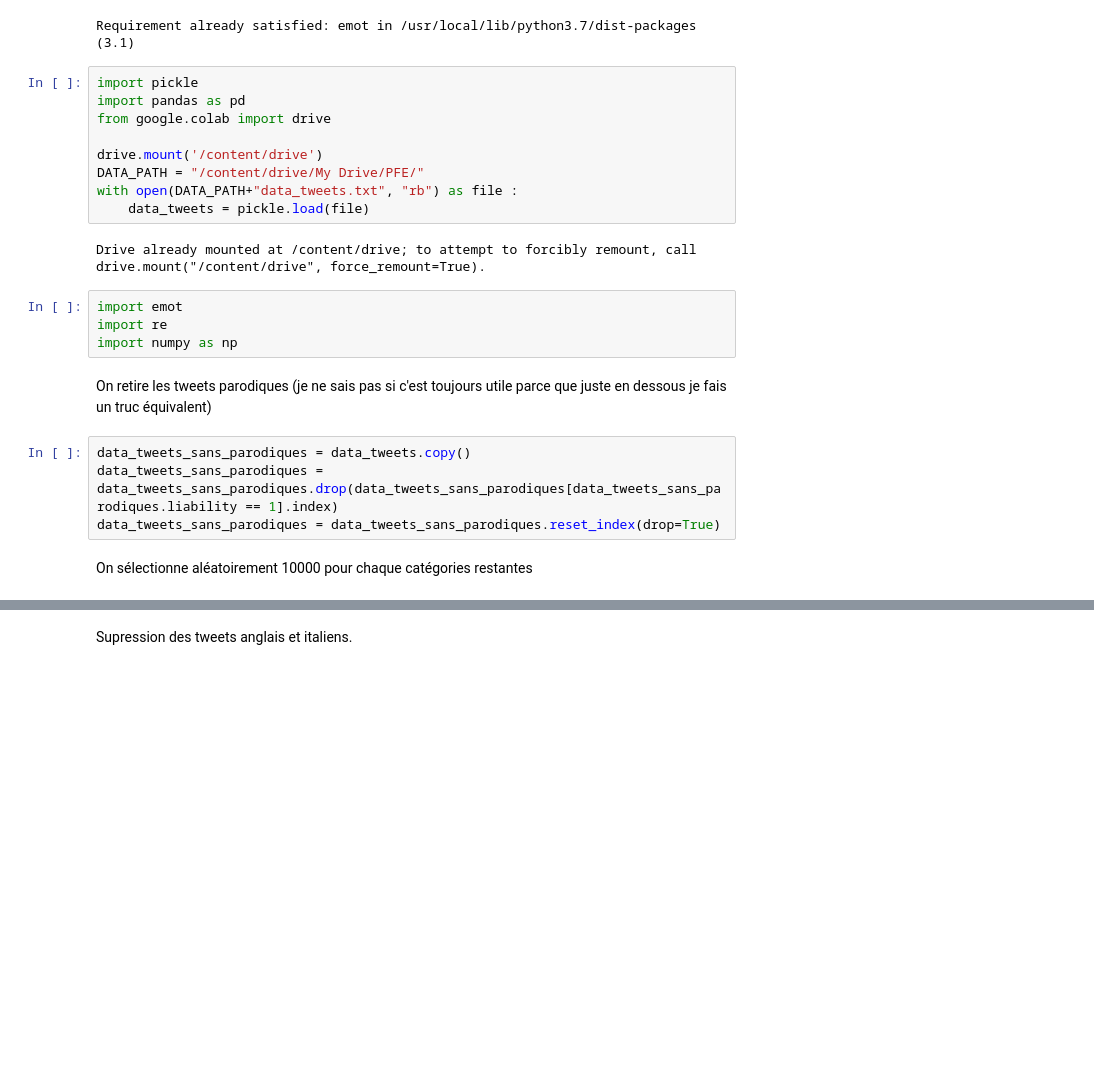
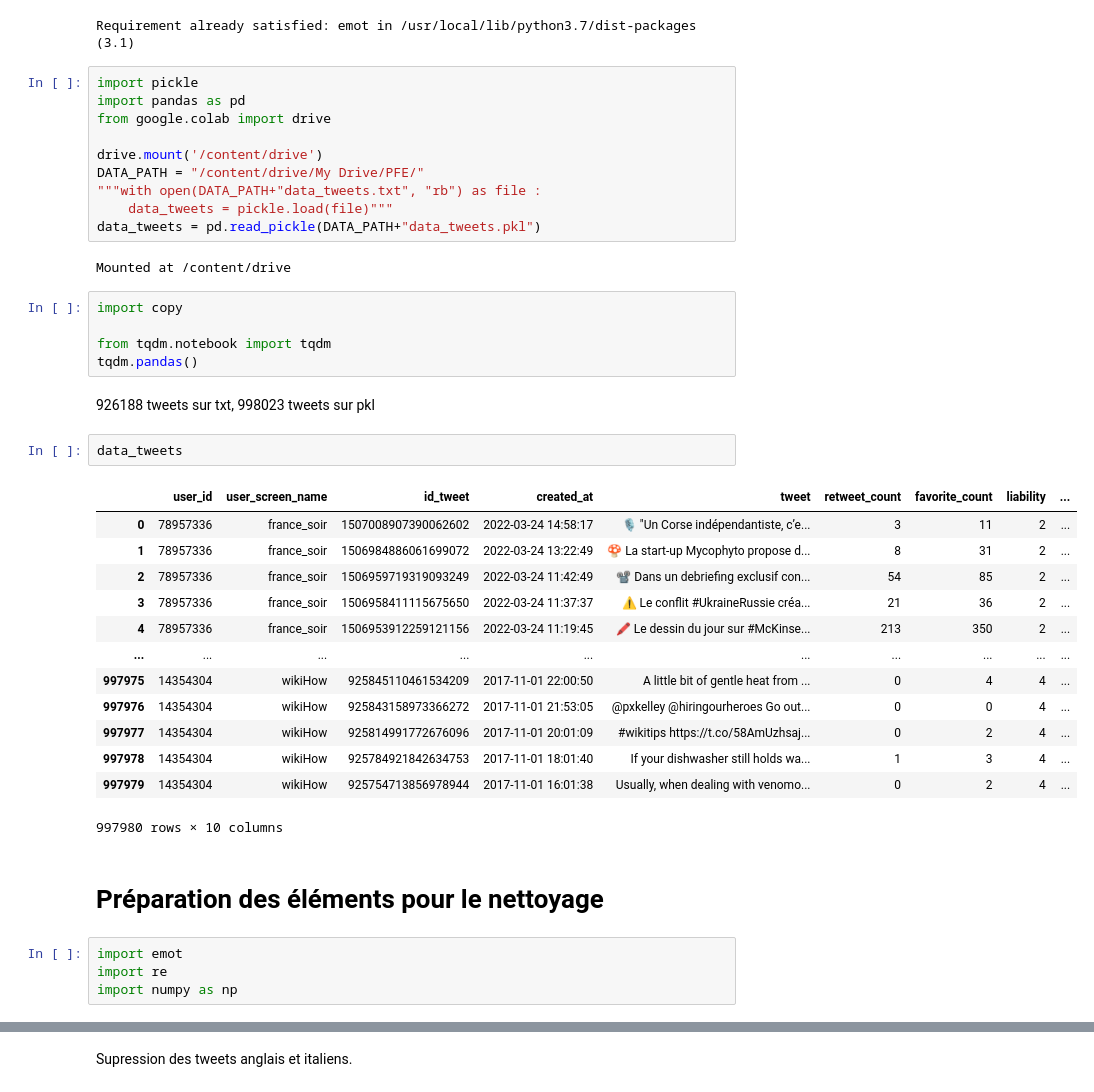
Before and after one commit to anjunjin/PFE-ING3-IA, a Jupyter notebook: Nettoyages_des_tweets.ipynb, the cells around one changed output, grey strips where cells are left out. Drawn from its saved outputs; the diff is of its cells as text; blank space fills up the shorter version.

```diff
--- a/Nettoyages_des_tweets.ipynb
+++ b/Nettoyages_des_tweets.ipynb
@@ -25,19 +29,37 @@ from google.colab import drive
 
 drive.mount('/content/drive')
 DATA_PATH = "/content/drive/My Drive/PFE/"
-with open(DATA_PATH+"data_tweets.txt", "rb") as file :
-    data_tweets = pickle.load(file)
+"""with open(DATA_PATH+"data_tweets.txt", "rb") as file :
+    data_tweets = pickle.load(file)"""
+data_tweets = pd.read_pickle(DATA_PATH+"data_tweets.pkl")
 # %% [output]
-Drive already mounted at /content/drive; to attempt to forcibly remount, call drive.mount("/content/drive", force_remount=True).
+Mounted at /content/drive
+# %%
+import copy
+
+from tqdm.notebook import tqdm
+tqdm.pandas()
+# %% [markdown]
+926188 tweets sur txt, 998023 tweets sur pkl
+# %%
+data_tweets
+# %% [output]
+|  | user_id | user_screen_name | id_tweet | created_at | tweet | retweet_count | favorite_count | liability | ... |
+| 0 | 78957336 | france_soir | 1507008907390062602 | 2022-03-24 14:58:17 | 🎙️ "Un Corse indépendantiste, c’e... | 3 | 11 | 2 | ... |
+| 1 | 78957336 | france_soir | 1506984886061699072 | 2022-03-24 13:22:49 | 🍄 La start-up Mycophyto propose d... | 8 | 31 | 2 | ... |
+| 2 | 78957336 | france_soir | 1506959719319093249 | 2022-03-24 11:42:49 | 📽 Dans un debriefing exclusif con... | 54 | 85 | 2 | ... |
+| 3 | 78957336 | france_soir | 1506958411115675650 | 2022-03-24 11:37:37 | ⚠️ Le conflit #UkraineRussie créa... | 21 | 36 | 2 | ... |
+| 4 | 78957336 | france_soir | 1506953912259121156 | 2022-03-24 11:19:45 | 🖍️ Le dessin du jour sur #McKinse... | 213 | 350 | 2 | ... |
+| ... | ... | ... | ... | ... | ... | ... | ... | ... | ... |
+| 997975 | 14354304 | wikiHow | 925845110461534209 | 2017-11-01 22:00:50 | A little bit of gentle heat from ... | 0 | 4 | 4 | ... |
+| 997976 | 14354304 | wikiHow | 925843158973366272 | 2017-11-01 21:53:05 | @pxkelley @hiringourheroes Go out... | 0 | 0 | 4 | ... |
+| 997977 | 14354304 | wikiHow | 925814991772676096 | 2017-11-01 20:01:09 | #wikitips https://t.co/58AmUzhsaj... | 0 | 2 | 4 | ... |
+| 997978 | 14354304 | wikiHow | 925784921842634753 | 2017-11-01 18:01:40 | If your dishwasher still holds wa... | 1 | 3 | 4 | ... |
+| 997979 | 14354304 | wikiHow | 925754713856978944 | 2017-11-01 16:01:38 | Usually, when dealing with venomo... | 0 | 2 | 4 | ... |
+997980 rows × 10 columns
+# %% [markdown]
+# Préparation des éléments pour le nettoyage
 # %%
 import emot
 import re
 import numpy as np
-# %% [markdown]
-On retire les tweets parodiques (je ne sais pas si c'est toujours utile parce que juste en dessous je fais un truc équivalent)
-# %%
-data_tweets_sans_parodiques = data_tweets.copy()
-data_tweets_sans_parodiques = data_tweets_sans_parodiques.drop(data_tweets_sans_parodiques[data_tweets_sans_parodiques.liability == 1].index)
-data_tweets_sans_parodiques = data_tweets_sans_parodiques.reset_index(drop=True)
-# %% [markdown]
-On sélectionne aléatoirement 10000 pour chaque catégories restantes
```
Also changed, not shown: parts of 68 cells of this notebook.
